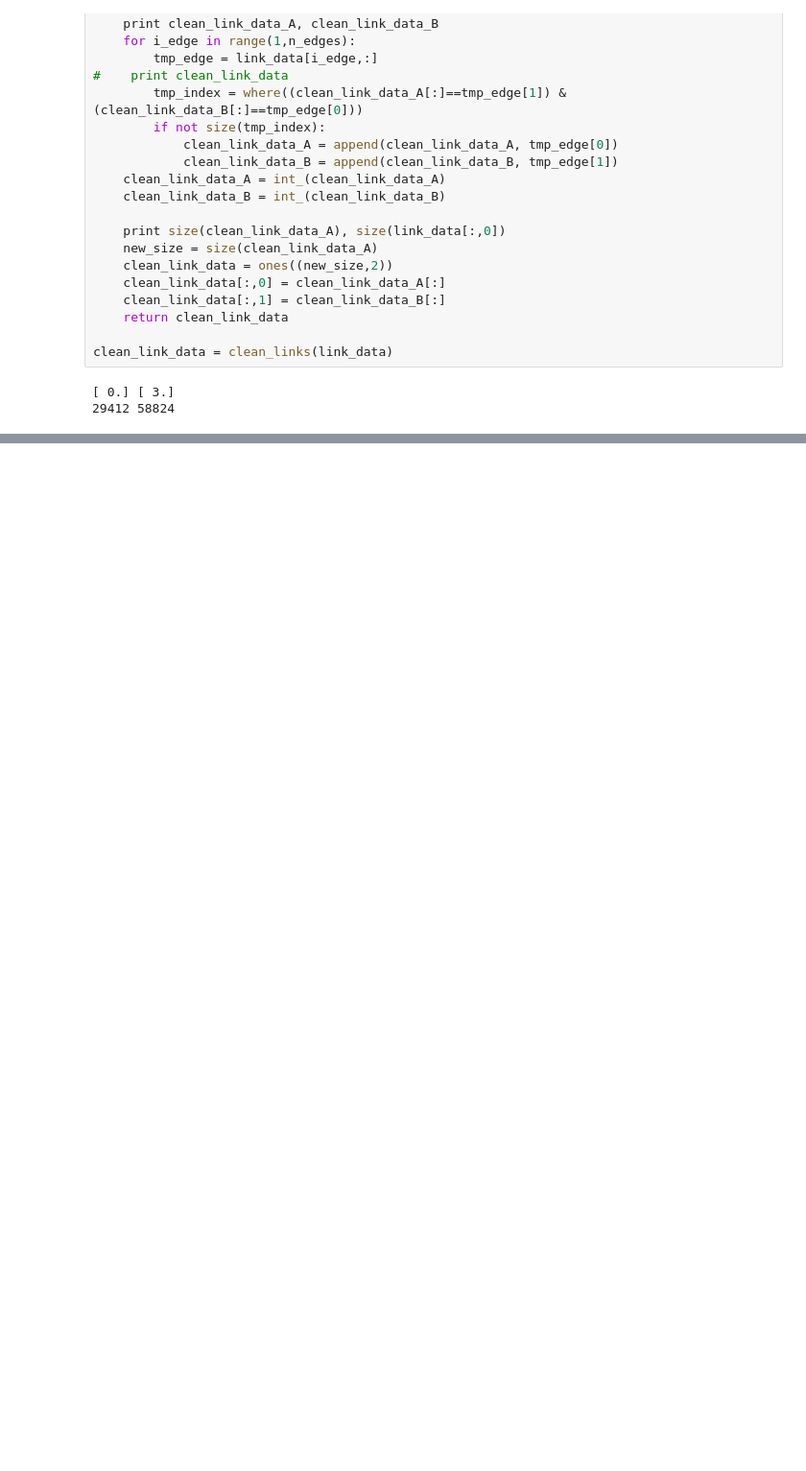
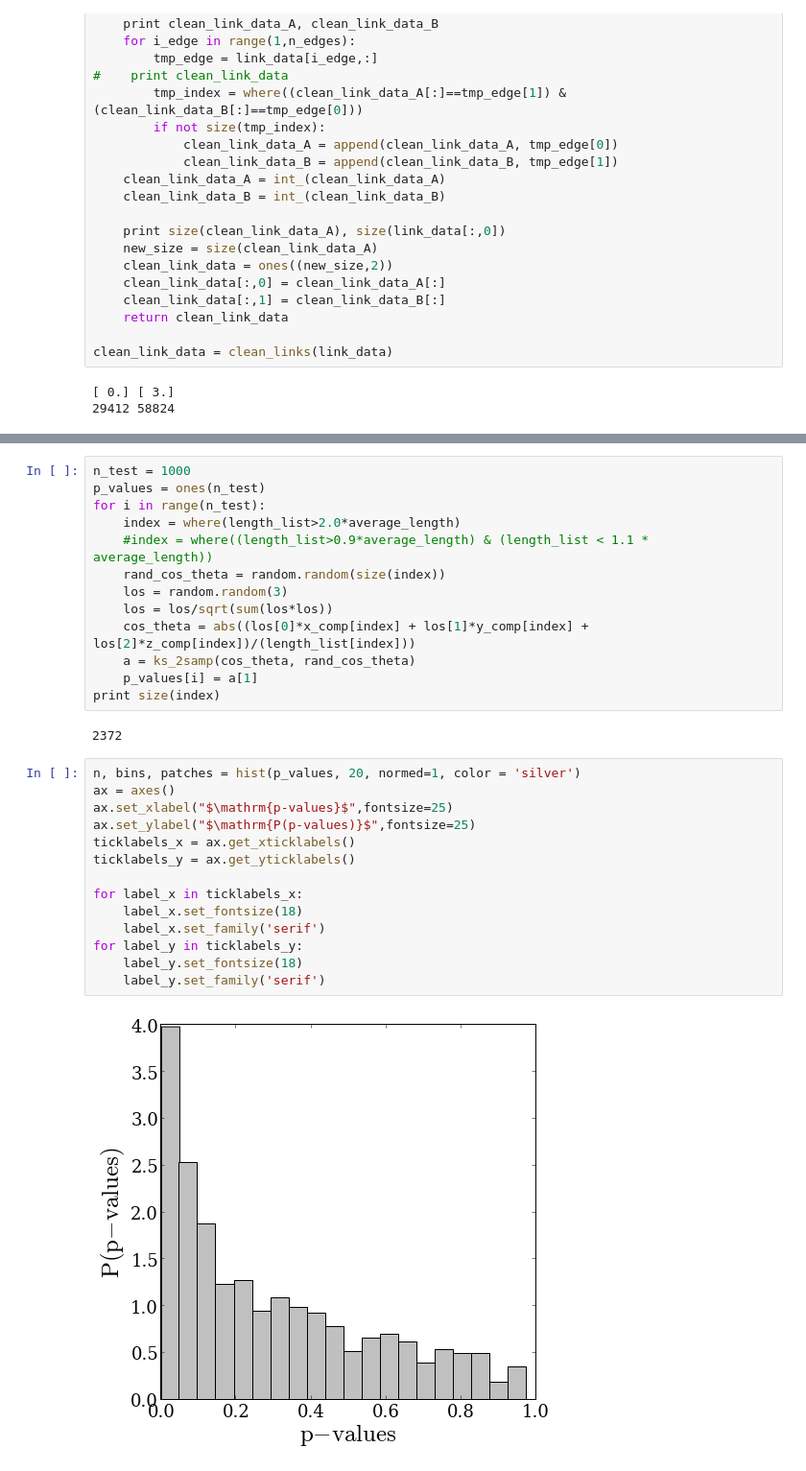
Before and after one commit to forero/SparseFilaments, a Jupyter notebook: code/ipython/network.ipynb, the cells around one changed output, grey strips where cells are left out. Shown at 96% size. Saved outputs shown, nothing was run; the diff lists cells and outputs as text; blank space fills up the shorter version.

Commit message:
inclues tests with p-values

```diff
--- a/code/ipython/network.ipynb
+++ b/code/ipython/network.ipynb
@@ -99,0 +132,31 @@ for label_y in ticklabels_y:
+# %%
+n_test = 1000
+p_values = ones(n_test)
+for i in range(n_test):
+    index = where(length_list>2.0*average_length)
+    #index = where((length_list>0.9*average_length) & (length_list < 1.1 * average_length))
+    rand_cos_theta = random.random(size(index))
+    los = random.random(3)
+    los = los/sqrt(sum(los*los))
+    cos_theta = abs((los[0]*x_comp[index] + los[1]*y_comp[index] + los[2]*z_comp[index])/(length_list[index]))
+    a = ks_2samp(cos_theta, rand_cos_theta)
+    p_values[i] = a[1]
+print size(index)
+# %% [output]
+2372
+# %%
+n, bins, patches = hist(p_values, 20, normed=1, color = 'silver')
+ax = axes()
+ax.set_xlabel("$\mathrm{p-values}$",fontsize=25)
+ax.set_ylabel("$\mathrm{P(p-values)}$",fontsize=25)
+ticklabels_x = ax.get_xticklabels()
+ticklabels_y = ax.get_yticklabels()
+
+for label_x in ticklabels_x:
+    label_x.set_fontsize(18)
+    label_x.set_family('serif')
+for label_y in ticklabels_y:
+    label_y.set_fontsize(18)
+    label_y.set_family('serif')
+# %% [output]
+[figure, added]
```
Also changed, not shown: parts of 7 cells of this notebook.
